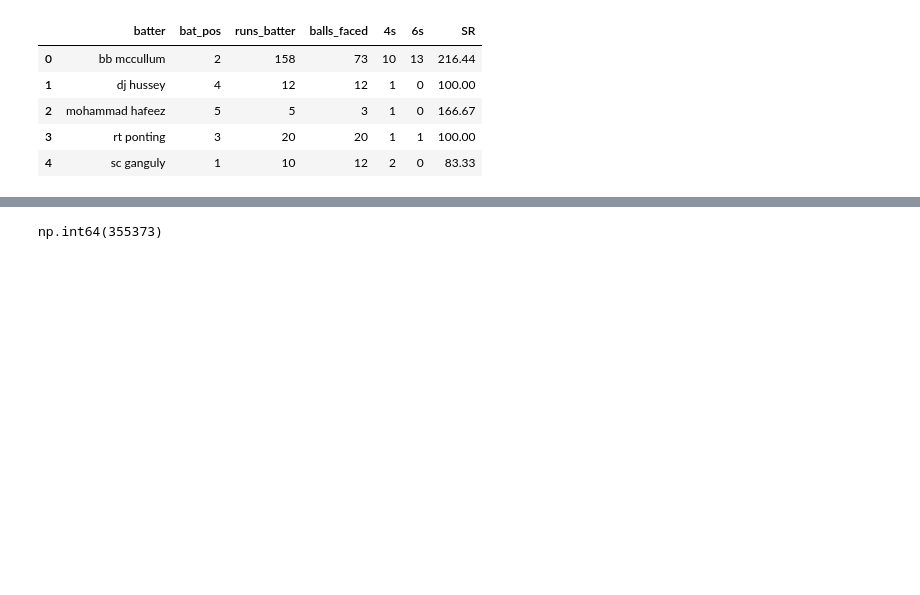
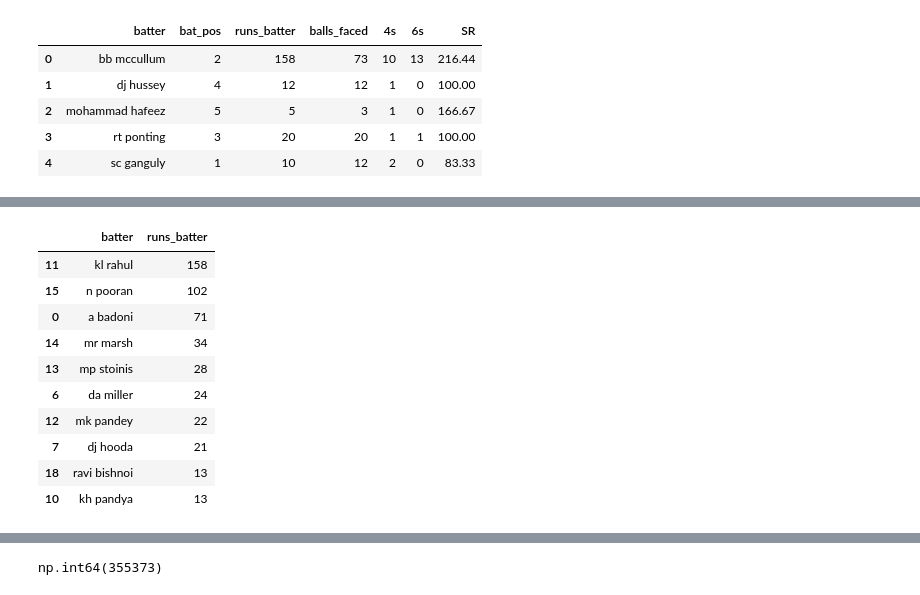
Before and after one commit to karansingh-chauhan/IPL-DATA-ANALYSIS, a Jupyter notebook: main.ipynb, the cells around one changed output, grey strips where cells are left out. Cells and saved outputs as stored; diff of their text form; code cells hidden in the pictures; blank space fills up the shorter version.

```diff
--- a/main.ipynb
+++ b/main.ipynb
@@ -2085,0 +2190,14 @@ batting_df.head()
+# %%
+review.groupby('batter')['runs_batter'].sum().reset_index().sort_values(by='runs_batter',ascending=False).head(10)
+# %% [output]
+|  | batter | runs_batter |
+| 11 | kl rahul | 158 |
+| 15 | n pooran | 102 |
+| 0 | a badoni | 71 |
+| 14 | mr marsh | 34 |
+| 13 | mp stoinis | 28 |
+| 6 | da miller | 24 |
+| 12 | mk pandey | 22 |
+| 7 | dj hooda | 21 |
+| 18 | ravi bishnoi | 13 |
+| 10 | kh pandya | 13 |
```
Also changed, not shown: parts of 27 cells of this notebook, 1 other file.
